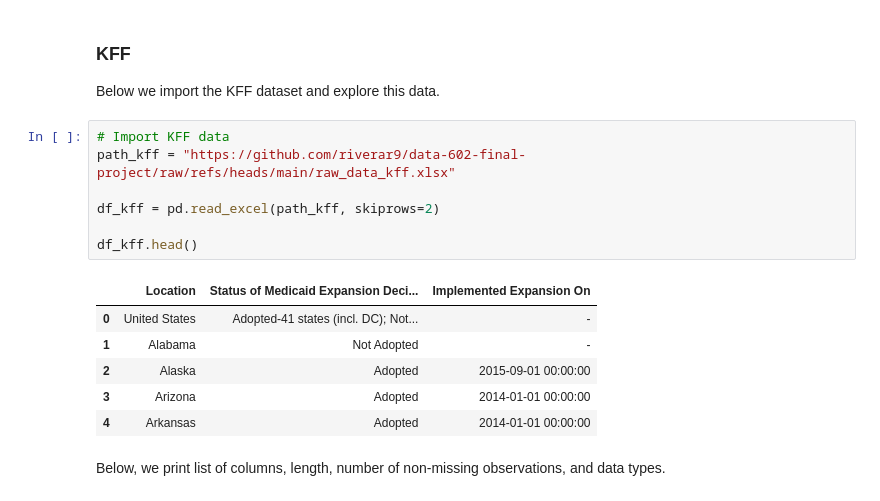
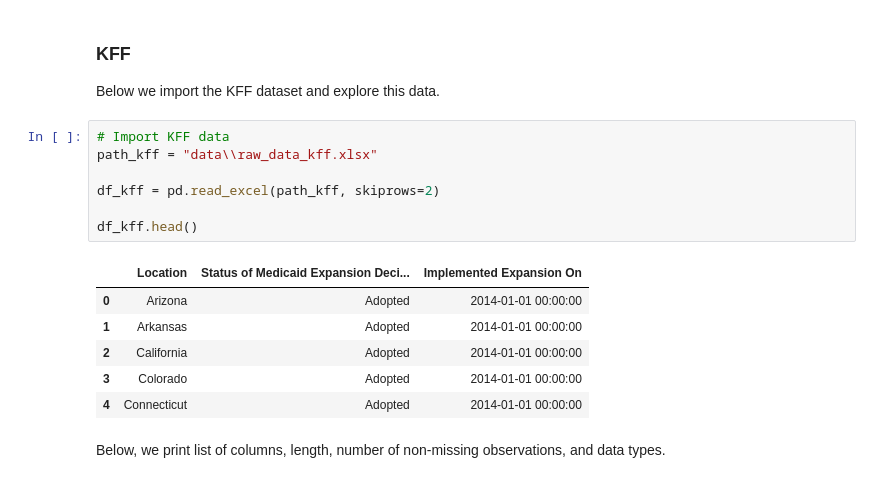
Before and after one commit to riverar9/data-602-final-project, a Jupyter notebook: Proposal_summ_stats.ipynb, the cells around one changed output. Drawn from its saved outputs; the diff is of its cells as text.

```diff
--- a/Proposal_summ_stats.ipynb
+++ b/Proposal_summ_stats.ipynb
@@ -98,18 +136,18 @@ dtype: float64
 Below we import the KFF dataset and explore this data.
 # %%
 # Import KFF data
-path_kff = "https://github.com/riverar9/data-602-final-project/raw/refs/heads/main/raw_data_kff.xlsx"
+path_kff = "data\\raw_data_kff.xlsx"
 
 df_kff = pd.read_excel(path_kff, skiprows=2)
 
 df_kff.head()
 # %% [output]
 |  | Location | Status of Medicaid Expansion Deci... | Implemented Expansion On |
-| 0 | United States | Adopted-41 states (incl. DC); Not... | - |
-| 1 | Alabama | Not Adopted | - |
-| 2 | Alaska | Adopted | 2015-09-01 00:00:00 |
-| 3 | Arizona | Adopted | 2014-01-01 00:00:00 |
-| 4 | Arkansas | Adopted | 2014-01-01 00:00:00 |
+| 0 | Arizona | Adopted | 2014-01-01 00:00:00 |
+| 1 | Arkansas | Adopted | 2014-01-01 00:00:00 |
+| 2 | California | Adopted | 2014-01-01 00:00:00 |
+| 3 | Colorado | Adopted | 2014-01-01 00:00:00 |
+| 4 | Connecticut | Adopted | 2014-01-01 00:00:00 |
 # %% [markdown]
 Below, we print list of columns, length, number of non-missing observations, and data types.
 # %%
```
Also changed, not shown: parts of 12 cells of this notebook.
